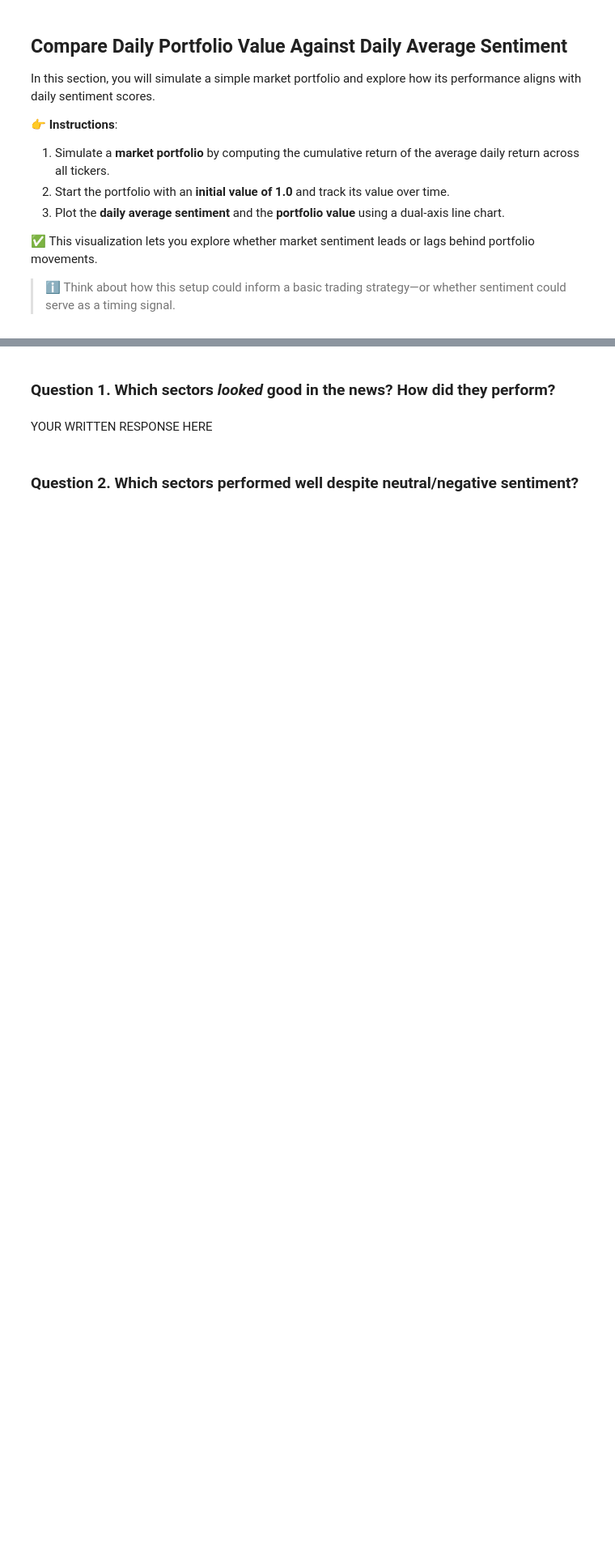
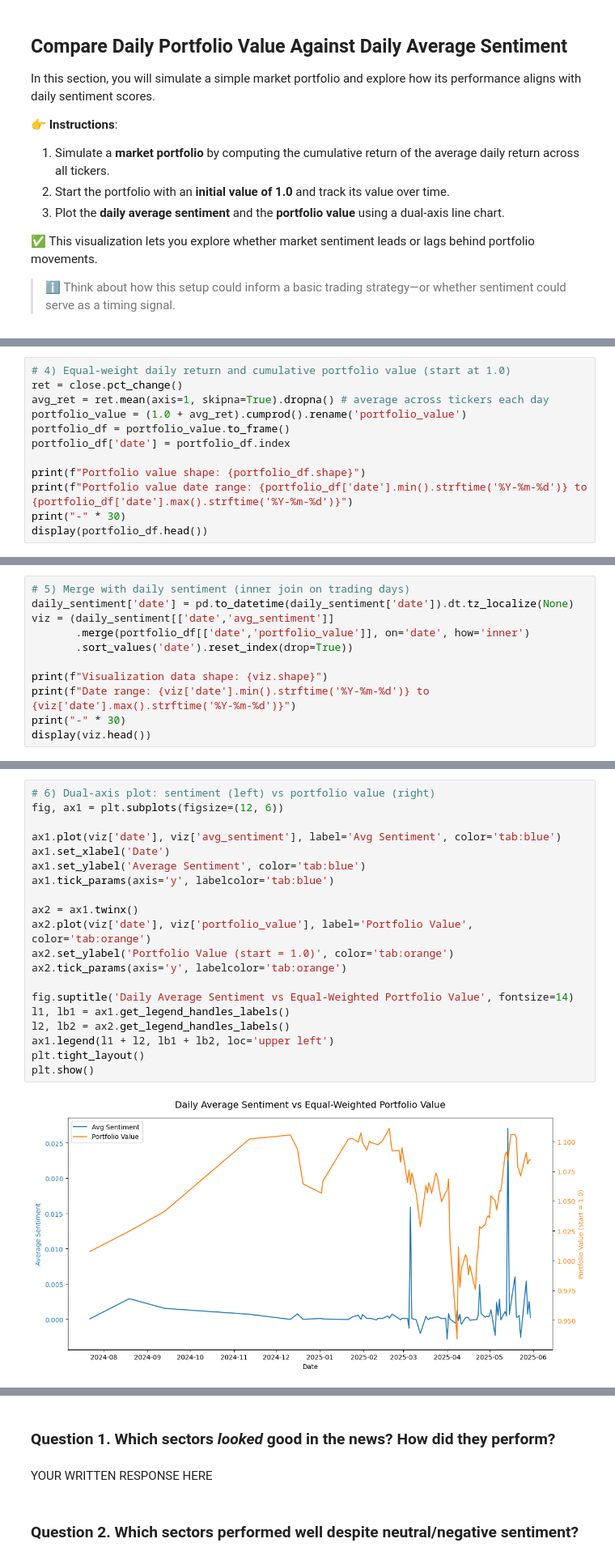
Before and after one commit to AlejandroDiaz10/Fintech, a Jupyter notebook: Module 4/Section B/sentiment_nli_DíazA01276769.ipynb, the cells around one changed output, grey strips where cells are left out. Shown at 81% size. Saved outputs shown, nothing was run; the diff lists cells and outputs as text; blank space fills up the shorter version.

```diff
--- a/Module 4/Section B/sentiment_nli_DíazA01276769.ipynb
+++ b/Module 4/Section B/sentiment_nli_DíazA01276769.ipynb
@@ -182,0 +417,12 @@ In this section, you will simulate a simple market portfolio and explore how its
+# %%
+# 4) Equal-weight daily return and cumulative portfolio value (start at 1.0)
+ret = close.pct_change()
+avg_ret = ret.mean(axis=1, skipna=True).dropna() # average across tickers each day
+portfolio_value = (1.0 + avg_ret).cumprod().rename('portfolio_value')
+portfolio_df = portfolio_value.to_frame()
+portfolio_df['date'] = portfolio_df.index
+
+print(f"Portfolio value shape: {portfolio_df.shape}")
+print(f"Portfolio value date range: {portfolio_df['date'].min().strftime('%Y-%m-%d')} to {portfolio_df['date'].max().strftime('%Y-%m-%d')}")
+print("-" * 30)
+display(portfolio_df.head())
@@ -182,0 +440,11 @@ In this section, you will simulate a simple market portfolio and explore how its
+# %%
+# 5) Merge with daily sentiment (inner join on trading days)
+daily_sentiment['date'] = pd.to_datetime(daily_sentiment['date']).dt.tz_localize(None)
+viz = (daily_sentiment[['date','avg_sentiment']]
+       .merge(portfolio_df[['date','portfolio_value']], on='date', how='inner')
+       .sort_values('date').reset_index(drop=True))
+
+print(f"Visualization data shape: {viz.shape}")
+print(f"Date range: {viz['date'].min().strftime('%Y-%m-%d')} to {viz['date'].max().strftime('%Y-%m-%d')}")
+print("-" * 30)
+display(viz.head())
@@ -182,0 +461,22 @@ In this section, you will simulate a simple market portfolio and explore how its
+# %%
+# 6) Dual-axis plot: sentiment (left) vs portfolio value (right)
+fig, ax1 = plt.subplots(figsize=(12, 6))
+
+ax1.plot(viz['date'], viz['avg_sentiment'], label='Avg Sentiment', color='tab:blue')
+ax1.set_xlabel('Date')
+ax1.set_ylabel('Average Sentiment', color='tab:blue')
+ax1.tick_params(axis='y', labelcolor='tab:blue')
+
+ax2 = ax1.twinx()
+ax2.plot(viz['date'], viz['portfolio_value'], label='Portfolio Value', color='tab:orange')
+ax2.set_ylabel('Portfolio Value (start = 1.0)', color='tab:orange')
+ax2.tick_params(axis='y', labelcolor='tab:orange')
+
+fig.suptitle('Daily Average Sentiment vs Equal-Weighted Portfolio Value', fontsize=14)
+l1, lb1 = ax1.get_legend_handles_labels()
+l2, lb2 = ax2.get_legend_handles_labels()
+ax1.legend(l1 + l2, lb1 + lb2, loc='upper left')
+plt.tight_layout()
+plt.show()
+# %% [output]
+[figure, added]
```
Also changed, not shown: parts of 30 cells of this notebook, 3 other files.
